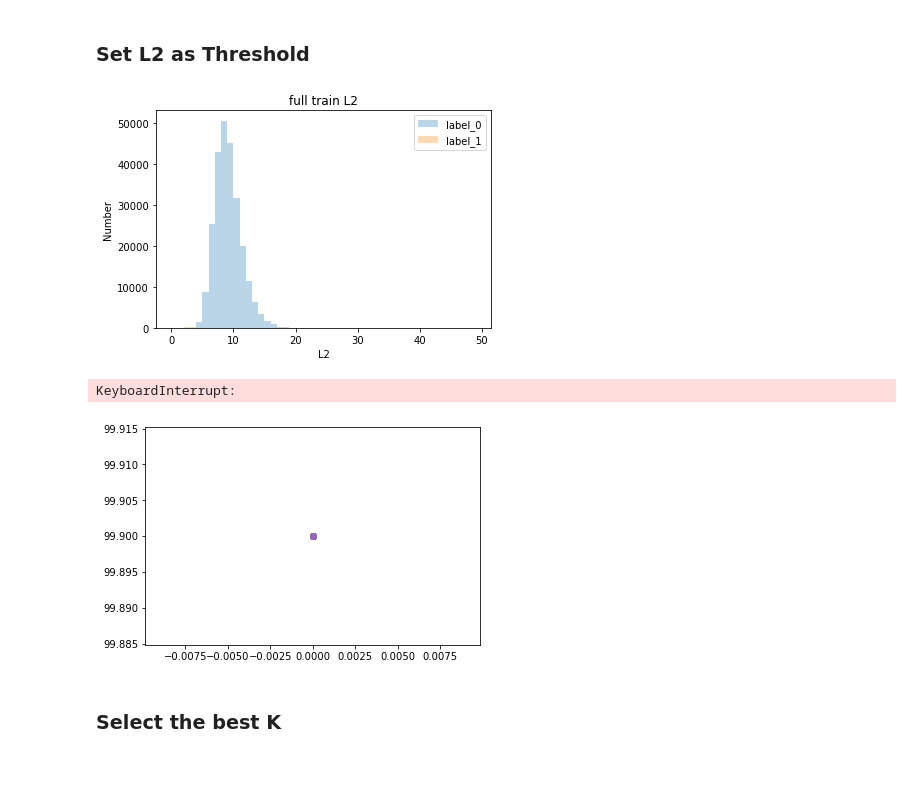
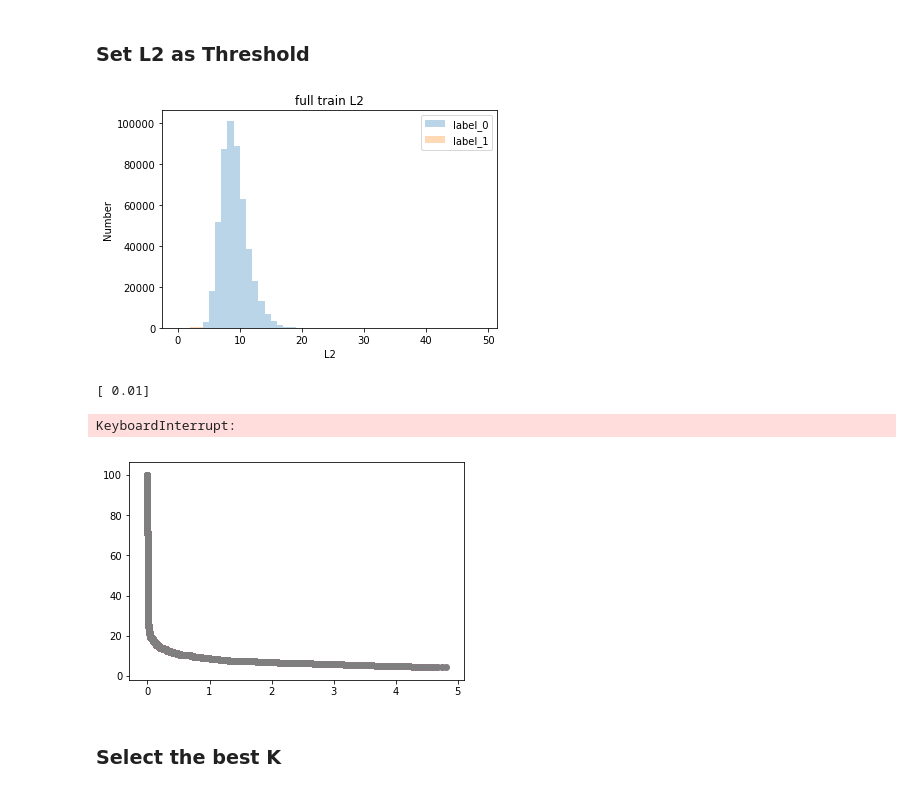
Before and after one commit to lc8631058/Gait_Recognition_using_Deep_Learning, a Jupyter notebook: OULP_ipynb/ITC - Test Recognition Accuracy.ipynb, the cells around one changed output. Cells and saved outputs as stored; diff of their text form; code cells hidden in the pictures.

```diff
--- a/OULP_ipynb/ITC - Test Recognition Accuracy.ipynb
+++ b/OULP_ipynb/ITC - Test Recognition Accuracy.ipynb
@@ -179,19 +179,23 @@ pca = PCA(n_components=0.99)
 pca_full = pca.fit_transform(np.concatenate([zeromean_gallery_full, zeromean_probe_full], axis=0))
 # pca_probe_full = pca.fit_transform(zeromean_probe_full)
 # %%
-L2_label_1_full, label_1_full, L2_label_0_full, label_0_full = calculate_L2(pca_full[:500], pca_full[1000:1500])
-L2_label_1_test_full, label_1_test_full, L2_label_0_test_full, label_0_test_full = calculate_L2(pca_full[500:1000], pca_full[1500:2000])
+L2_label_1_full, label_1_full, L2_label_0_full, label_0_full = calculate_L2(
+                                                        pca_full[:500], pca_full[1000:1500])
+
+L2_label_1_test_full, label_1_test_full, L2_label_0_test_full, label_0_test_full = calculate_L2(
+                                                        pca_full[500:1000], pca_full[1500:2000])
 # %%
 L2_full = np.concatenate([L2_label_1_full,L2_label_0_full,L2_label_1_test_full,L2_label_0_test_full], axis=0)
 label_full = np.concatenate([label_1_full,label_0_full,label_1_test_full,label_0_test_full], axis=0)
 # %%
 L2_full, label_full = shuffle(L2_full, label_full)
+L2_full_3bit = np.around(L2_full, decimals=2)
 
 # Histgram
 bins = np.arange(50)
 
-plt.hist(L2_label_0_full, bins=bins, alpha=0.3, label='label_0')
-plt.hist(L2_label_1_full, bins=bins, alpha=0.3, label='label_1')
+plt.hist(np.concatenate([L2_label_0_full,L2_label_0_test_full],axis=0), bins=bins, alpha=0.3, label='label_0')
+plt.hist(np.concatenate([L2_label_1_full,L2_label_1_test_full],axis=0), bins=bins, alpha=0.3, label='label_1')
 # plt.hist(y_test, bins=bins, alpha=0.3, label='y_test')
 plt.title('full train L2')
 plt.xlabel('L2')
@@ -200,12 +204,21 @@ plt.legend(loc='upper right')
 
 plt.show()
 # %% [output]
-[figure, old version]
+[figure, new version]
+# %%
+# find the internal
+min_ = 100
+for ii in range(len(L2_full_3bit)-1):
+    if abs(L2_full_3bit[ii+1] - L2_full_3bit[ii]) < min_ and abs(L2_full_3bit[ii+1] - L2_full_3bit[ii]) != 0.0:
+            min_ = abs(L2_full_3bit[ii+1] - L2_full_3bit[ii])
+print(min_)
+# %% [output]
+[ 0.01]
 # %%
 def generate_roc(L2, label):
     FAR_array = []
     FRR_array = []
-    for threshold in np.arange(np.amin(L2, axis=0), np.amax(L2, axis=0), 0.005):
+    for threshold in np.arange(np.amin(L2, axis=0), np.amax(L2, axis=0), 0.01):
         predict = []
         for l2 in L2:
             if l2 <= threshold:
@@ -229,8 +242,8 @@ def find_EER(FAR_array, FRR_array):
             min_FAR, min_FRR = FAR, FRR
     return (min_FAR + min_FRR)/2.0
 # %%
-FAR_full, FRR_full = generate_roc(L2_full, label_full)
+FAR_full, FRR_full = generate_roc(L2_full_3bit, label_full)
 find_EER(FAR_full, FRR_full)
 # %% [output]
 KeyboardInterrupt:
-[figure, old version]
+[figure, new version]
```
Also changed, not shown: parts of 12 cells of this notebook.
